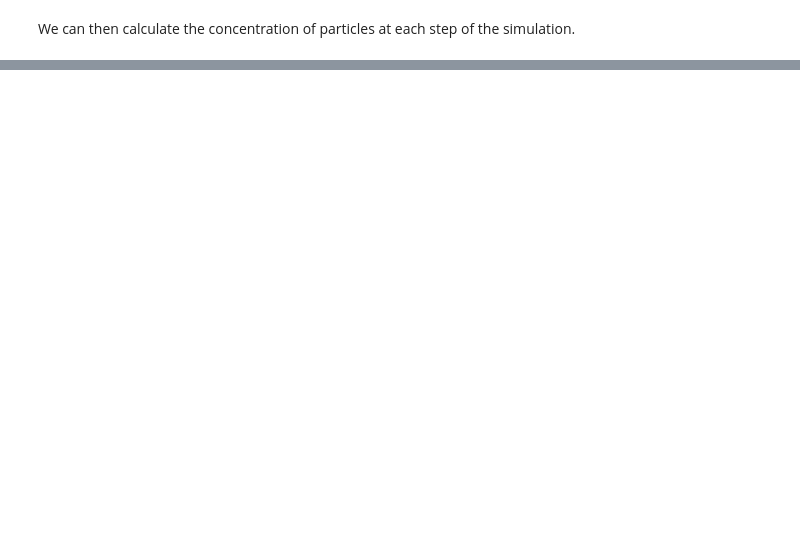
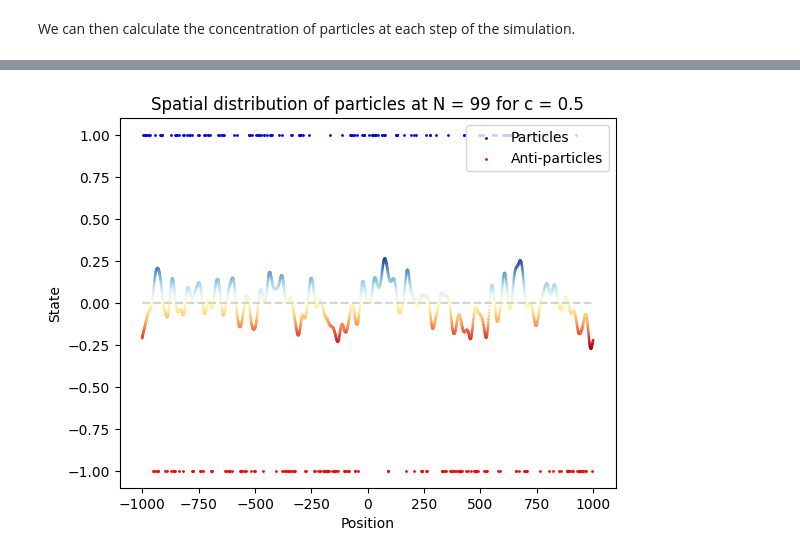
Before and after one commit to Epsylene/BrownianAnnihilation, a Jupyter notebook: brownian.ipynb, the cells around one changed output, grey strips where cells are left out. Saved outputs shown, nothing was run; the diff lists cells and outputs as text; code cells hidden in the pictures; blank space fills up the shorter version.

```diff
--- a/brownian.ipynb
+++ b/brownian.ipynb
@@ -80,0 +81,5 @@ print(elapsed_06)
+# %%
+b = Brownian(1000, 0.5)
+distribution(b)
+# %% [output]
+[figure, added]
```
Also changed, not shown: parts of 8 cells of this notebook, 4 other files.
